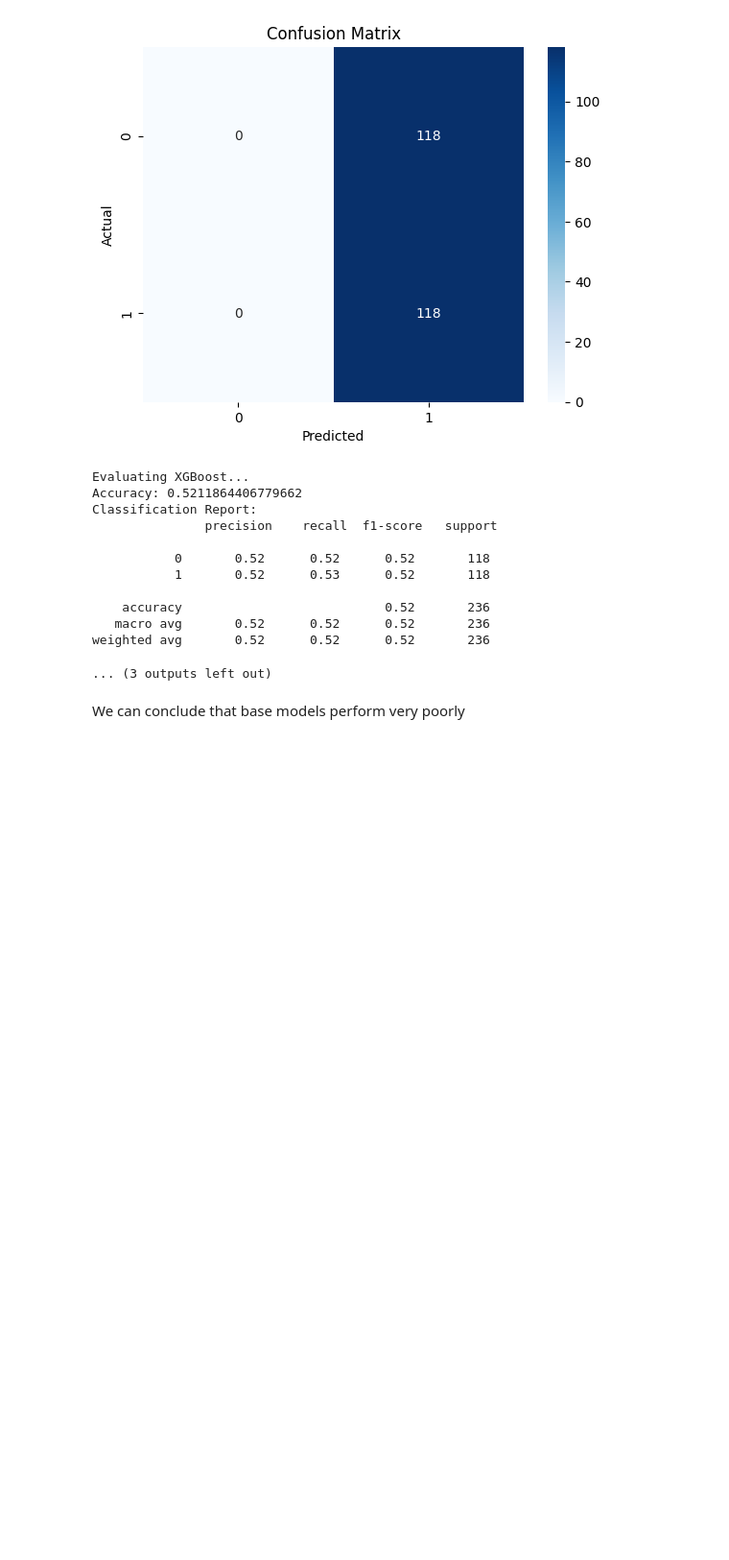
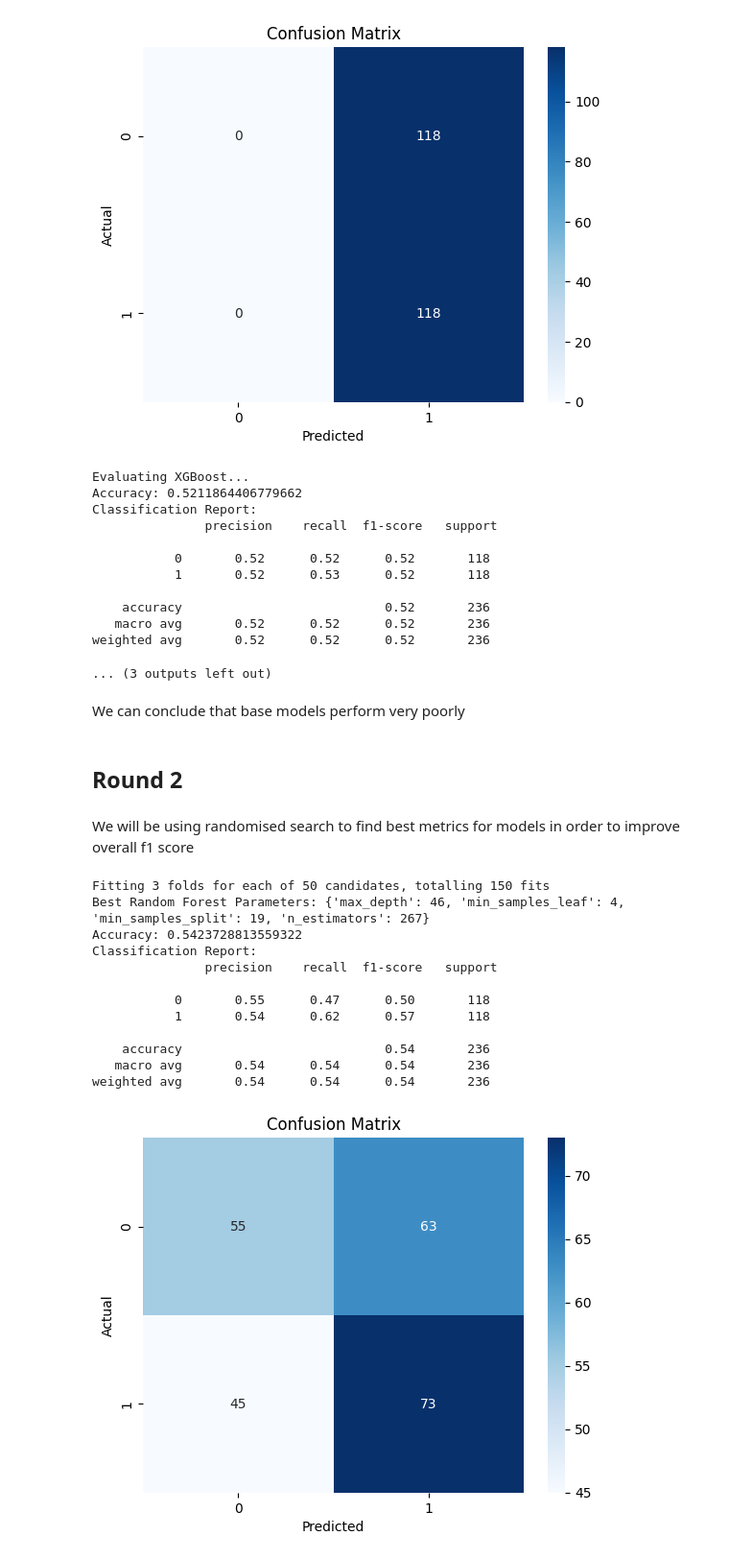
Before and after one commit to ViktorijaProjkova/AI-vs-Human-Content-Detection, a Jupyter notebook: notebooks/2_ML_training.ipynb, the cells around one changed output. Shown at 96% size. Drawn from its saved outputs; the diff is of its cells as text; code cells hidden in the pictures; blank space fills up the shorter version.

Commit message:
Hyperparameter tuning on ML models

```diff
--- a/notebooks/2_ML_training.ipynb
+++ b/notebooks/2_ML_training.ipynb
@@ -178,3 +178,7 @@ weighted avg       0.52      0.52      0.52       236
 ... (3 outputs left out)
 # %% [markdown]
 We can conclude that base models perform very poorly
+# %% [markdown]
+## Round 2
+# %% [markdown]
+We will be using randomised search to find best metrics for models in order to improve overall f1 score
@@ -180,0 +189,27 @@ We can conclude that base models perform very poorly
+# %%
+# Hyperparameter grid for Random Forest
+rf_param_grid = {
+    'n_estimators': randint(50, 300),
+    'max_depth': randint(5, 50),
+    'min_samples_split': randint(2, 20),
+    'min_samples_leaf': randint(1, 20)
+}
+rf_random_search = RandomizedSearchCV(estimator=rf_model, param_distributions=rf_param_grid, n_iter=50, cv=3, verbose=2, random_state=42, n_jobs=-1)
+rf_random_search.fit(X_train, y_train)
+best_rf_model = rf_random_search.best_estimator_
+print("Best Random Forest Parameters:", rf_random_search.best_params_)
+evaluate_model(best_rf_model, X_test, y_test)
+# %% [output]
+Fitting 3 folds for each of 50 candidates, totalling 150 fits
+Best Random Forest Parameters: {'max_depth': 46, 'min_samples_leaf': 4, 'min_samples_split': 19, 'n_estimators': 267}
+Accuracy: 0.5423728813559322
+Classification Report:
+               precision    recall  f1-score   support
+
+           0       0.55      0.47      0.50       118
+           1       0.54      0.62      0.57       118
+
+    accuracy                           0.54       236
+   macro avg       0.54      0.54      0.54       236
+weighted avg       0.54      0.54      0.54       236
+[figure, added]
```
Also changed, not shown: parts of 8 cells of this notebook.
